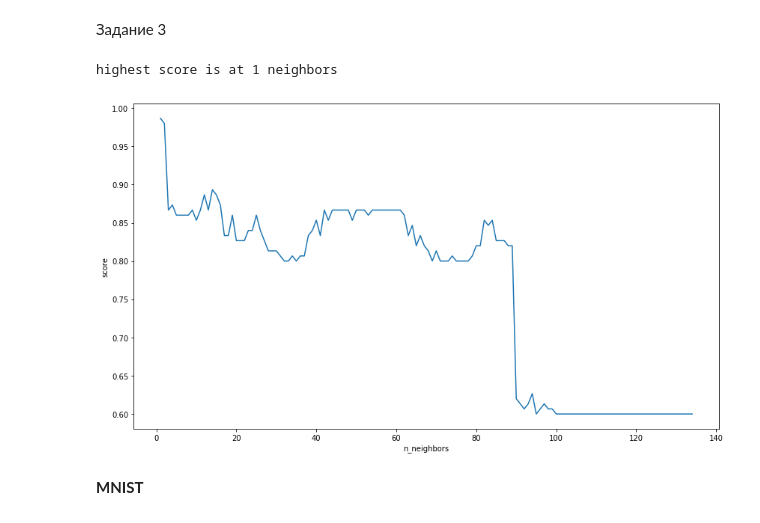
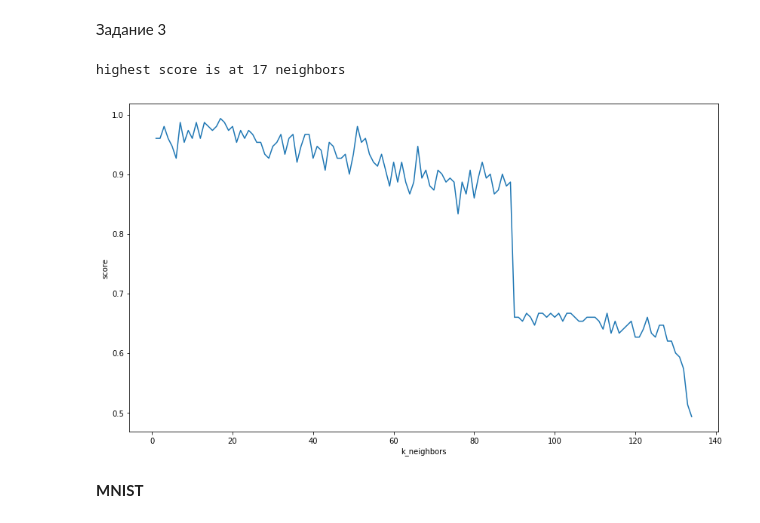
Before and after one commit to davidtadze/data-mining, a Jupyter notebook: davitadze_hw1.ipynb, the cells around one changed output. Cells and saved outputs as stored; diff of their text form; code cells hidden in the pictures.

```diff
--- a/davitadze_hw1.ipynb
+++ b/davitadze_hw1.ipynb
@@ -224,34 +208,34 @@ my_clf.score(X_test, y_test)
 # %%
 fig = plt.figure(figsize= (14,8))
 ax = plt.subplot(111)
 
-ax.set_xlabel('n_neighbors')
+ax.set_xlabel('k_neighbors')
 ax.set_ylabel('score')
 
+neighbors = np.arange(1,X_train.shape[0])
 scores = []
-neighbors = np.arange(1,X_train.shape[0])
 for neighbor in neighbors:
     my_clf = MyKNeighborsClassifier(n_neighbors=neighbor, algorithm='brute')
     cur_scores = np.empty(10)
 
     # calculate mean score
     fold = 10
     for i in range(0, fold):
         # handmade k-fold cross validation
-        X_train, a, y_train, b = train_test_split(iris.data, iris.target, test_size=0.1, stratify=iris.target)
+        X_train, X_test, y_train, y_test = train_test_split(iris.data, iris.target, test_size=0.1, stratify=iris.target)
         my_clf.fit(X_train, y_train)
 
         cur_scores[i] = my_clf.score(X_test, y_test)
 
     scores.append(cur_scores.mean())
 
 plt.plot(neighbors, scores)
 
 optimal_n = neighbors[scores.index(max(scores))]
 print("highest score is at %d neighbors" % optimal_n)
 # %% [output]
-highest score is at 1 neighbors
+highest score is at 17 neighbors
-[figure, old version]
+[figure, new version]
 # %% [markdown]
 **MNIST**
 # %%
```
Also changed, not shown: parts of 29 cells of this notebook, 1 other file.
